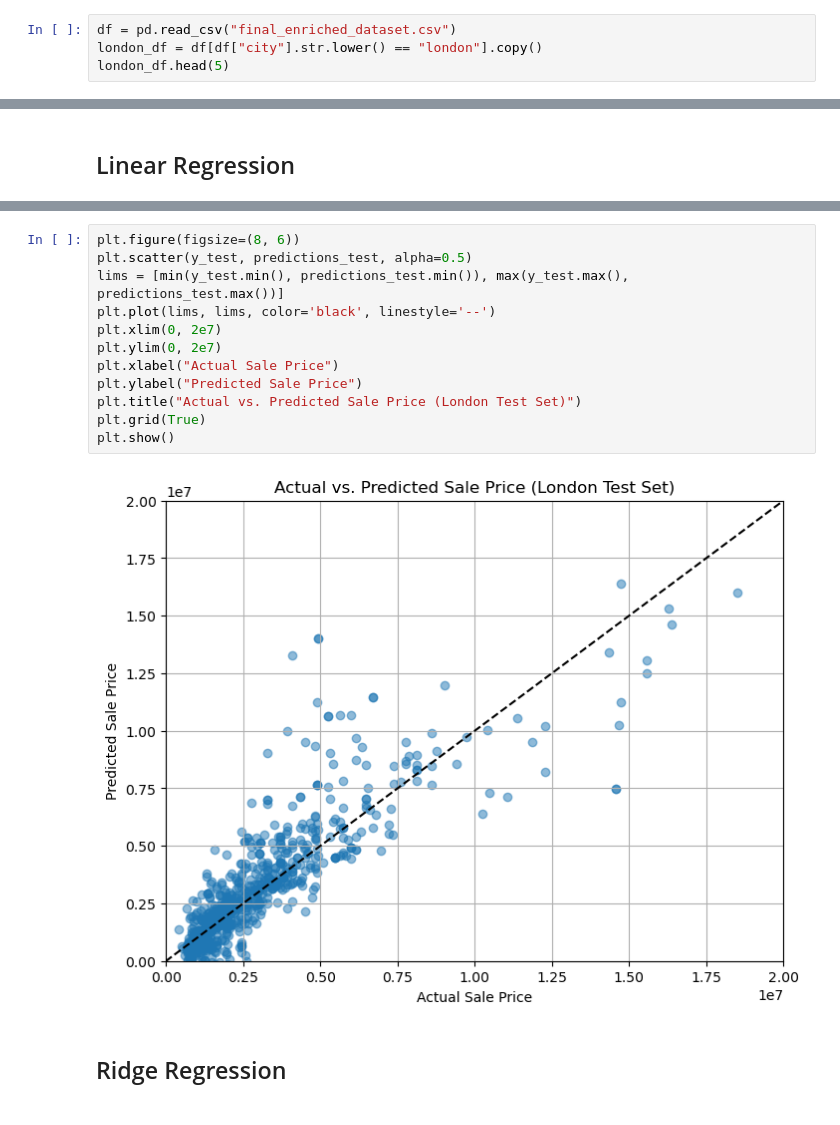
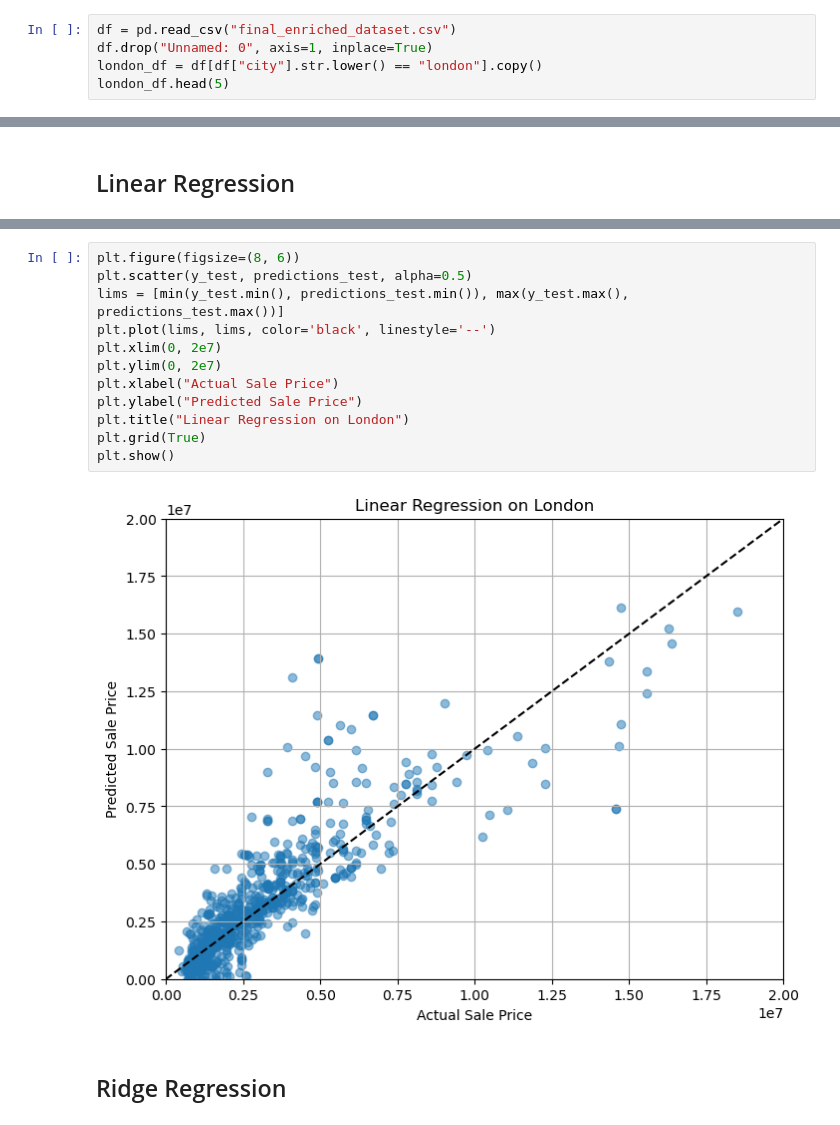
Before and after one commit to ananyapuru/381-final-project, a Jupyter notebook: model/model.ipynb, the cells around one changed output, grey strips where cells are left out. Cells and saved outputs as stored; diff of their text form.

```diff
--- a/model/model.ipynb
+++ b/model/model.ipynb
@@ -17,6 +17,7 @@ warnings.filterwarnings("ignore", category=FutureWarning)
 ## Preprocessing
 # %%
 df = pd.read_csv("final_enriched_dataset.csv")
+df.drop("Unnamed: 0", axis=1, inplace=True)
 london_df = df[df["city"].str.lower() == "london"].copy()
 london_df.head(5)
 # %% [output]
@@ -102,17 +103,17 @@ Mean Price: 3042066.168068731
 # %%
 plt.figure(figsize=(8, 6))
 plt.scatter(y_test, predictions_test, alpha=0.5)
 lims = [min(y_test.min(), predictions_test.min()), max(y_test.max(), predictions_test.max())]
 plt.plot(lims, lims, color='black', linestyle='--')
 plt.xlim(0, 2e7)
 plt.ylim(0, 2e7)
 plt.xlabel("Actual Sale Price")
 plt.ylabel("Predicted Sale Price")
-plt.title("Actual vs. Predicted Sale Price (London Test Set)")
+plt.title("Linear Regression on London")
 plt.grid(True)
 plt.show()
 # %% [output]
-[figure, old version]
+[figure, new version]
 # %% [markdown]
 ## Ridge Regression
 # %% [markdown]
```
Also changed, not shown: parts of 12 cells of this notebook, 2 other files.
